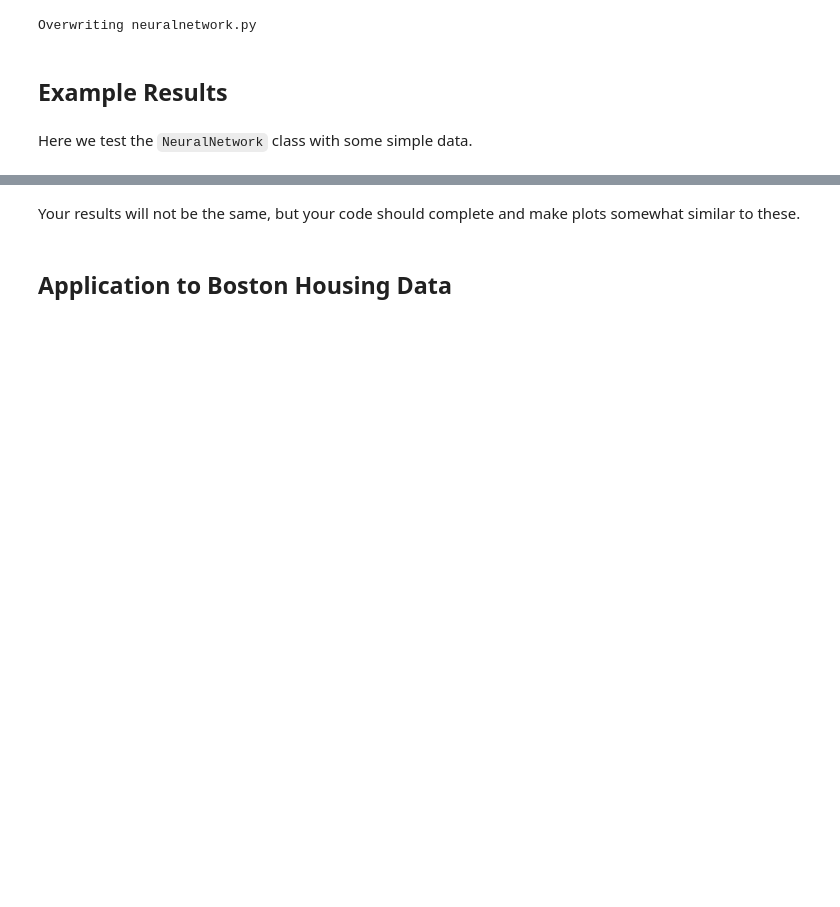
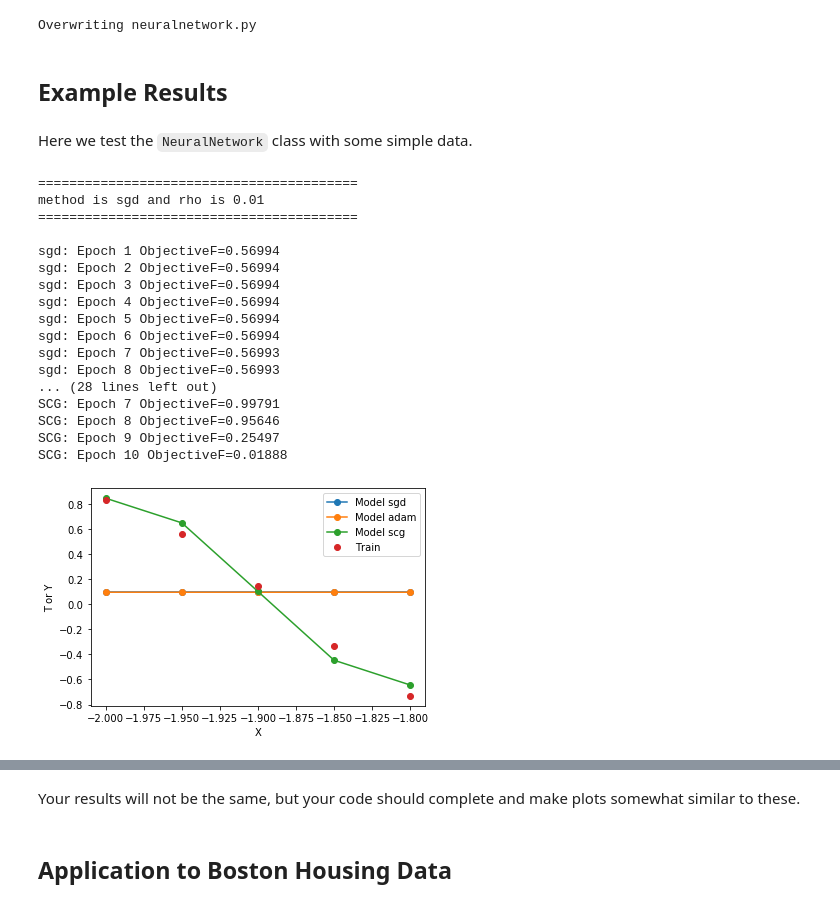
Before and after one commit to giantsda/CS545, a Jupyter notebook: HW/Chen-A2.ipynb, the cells around one changed output, grey strips where cells are left out. Drawn from its saved outputs; the diff is of its cells as text; code cells hidden in the pictures; blank space fills up the shorter version.

```diff
--- a/HW/Chen-A2.ipynb
+++ b/HW/Chen-A2.ipynb
@@ -391,6 +367,69 @@ Overwriting neuralnetwork.py
 ## Example Results
 # %% [markdown]
 Here we test the `NeuralNetwork` class with some simple data.
+# %%
+import numpy as np
+import matplotlib.pyplot as plt
+%matplotlib inline
+
+import neuralnetwork as nn
+
+X = np.arange(-2, 2, 0.05).reshape(-1, 1)
+T = np.sin(X) * np.sin(X * 10)
+
+# Just use first 5 samples
+X = X[:5, :]
+T = T[:5, :]
+
+errors = []
+# n_epochs = 1000
+n_epochs = 10
+
+method_rhos = [('sgd', 0.01),
+               ('adam', 0.005),
+               ('scg', None)]
+
+for method, rho in method_rhos:
+
+    print('\n=========================================')
+    print(f'method is {method} and rho is {rho}')
+    print('=========================================\n')
+
+    nnet = nn.NeuralNetwork(X.shape[1], [2, 2], 1)
+
+    # Set all weights here to allow comparison of your calculations
+    # Must use [:] to overwrite values in all_weights.
+    # Without [:], new array is assigned to self.all_weights, so self.Ws no longer refer to same memory
+    nnet.all_weights[:] = np.arange(len(nnet.all_weights)) * 0.001
+
+    nnet.train(X, T, n_epochs, method=method, learning_rate=rho)
+    Y = nnet.use(X)
+    plt.plot(X, Y, 'o-', label='Model ' + method)
+    errors.append(nnet.get_error_trace())
+
+plt.plot(X, T, 'o', label='Train')
+plt.xlabel('X')
+plt.ylabel('T or Y')
+plt.legend();
+# %% [output]
+=========================================
+method is sgd and rho is 0.01
+=========================================
+
+sgd: Epoch 1 ObjectiveF=0.56994
+sgd: Epoch 2 ObjectiveF=0.56994
+sgd: Epoch 3 ObjectiveF=0.56994
+sgd: Epoch 4 ObjectiveF=0.56994
+sgd: Epoch 5 ObjectiveF=0.56994
+sgd: Epoch 6 ObjectiveF=0.56994
+sgd: Epoch 7 ObjectiveF=0.56993
+sgd: Epoch 8 ObjectiveF=0.56993
+... (28 lines left out)
+SCG: Epoch 7 ObjectiveF=0.99791
+SCG: Epoch 8 ObjectiveF=0.95646
+SCG: Epoch 9 ObjectiveF=0.25497
+SCG: Epoch 10 ObjectiveF=0.01888
+[figure, added]
 # %%
 import numpy as np
 import matplotlib.pyplot as plt
```
Also changed, not shown: parts of 11 cells of this notebook, 4 other files.
